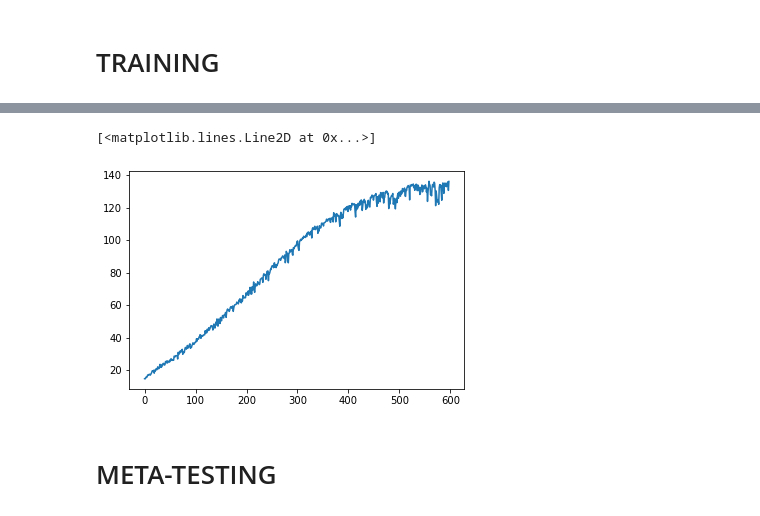
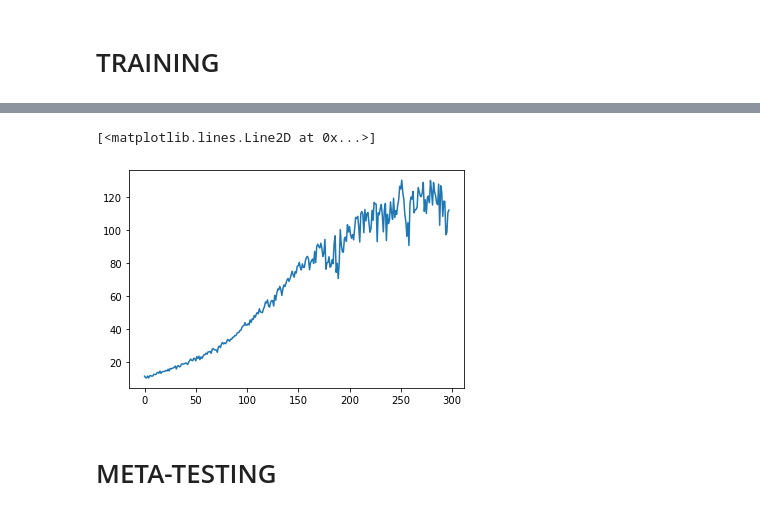
Before and after one commit to riccardopoiani/trio-non-stationary-meta-rl, a Jupyter notebook: notebooks/gp_test.ipynb, the cells around one changed output, grey strips where cells are left out. Cells and saved outputs as stored; diff of their text form; code cells hidden in the pictures.

```diff
--- a/notebooks/gp_test.ipynb
+++ b/notebooks/gp_test.ipynb
@@ -200,24 +191,30 @@ agent = PosteriorMTAgent(action_space=action_space, device=device, gamma=0.999,
                                  vae_max_seq=vae_max_seq,
                                  max_action=100,
                                  min_action=-100,
-                        use_time=False, rescale_time=None, max_time=None)
+                        use_time=False, rescale_time=None, max_time=None,
+                        max_sigma=10)
+# %%
+gp_list, prior_seq, init_prior_test = get_const_task_sequence(alpha=0.25,
+                                                          n_restarts=1,
+                                                          num_test_processes=2)
 # %%
-gp_list, test_kwargs, init_prior_test = get_task_sequence(alpha=0.25,
-                                                          n_restarts=1,
-                                                          num_test_processes=2)
 res_eval, res_vae, test_list = agent.train(training_iter=5000,
-                                           env_name=env_name,
-                                           seed=0,
-                                           task_generator=task_generator,
-                                           eval_interval=10,
-                                           log_dir=".",
-                                           use_env_obs=False,
-                                           num_vae_steps=0,
-                                           init_vae_steps=0,
-                                           gp_list=gp_list,
-                                           sw_size=20,
-                                           test_kwargs=test_kwargs,
-                                           init_prior_test=init_prior_test,
-                                           num_random_task_to_eval=32,
-                                           num_test_processes=2)
+                                                   env_name='gauss-v0',
+                                                   seed=0,
+                                                   task_generator=task_generator,
+                                                   eval_interval=100,
+                                                   log_dir=".",
+                                                   use_env_obs=False,
+                                                   num_vae_steps=1,
+                                                   init_vae_steps=1,
+                                                   sw_size=10,
+                                                   num_random_task_to_eval=32,
+                                                   num_test_processes=2,
+                                                   use_true_sigma=True,
+                                                   use_data_loader=True,
+                                                   gp_list_sequences=[gp_list],
+                                                   prior_sequences=[prior_seq],
+                                                   init_prior_test_sequences=[init_prior_test],
+                                                   verbose=True,
+                                                   )
 # %% [output]
@@ -410,9 +238,10 @@ Reward : 92.03777051000003
 # %%
-t = res_eval + res_eval_2
+import matplotlib.pyplot as plt
+t= res_eval + res_eval_3
 plt.plot(t)
 # %% [output]
 [<matplotlib.lines.Line2D at 0x...>]
-[figure, old version]
+[figure, new version]
 # %%
 torch.save(agent.actor_critic, "ptmt_actor_critic")
 # %% [markdown]
```
Also changed, not shown: parts of 15 cells of this notebook, 53 other files.
